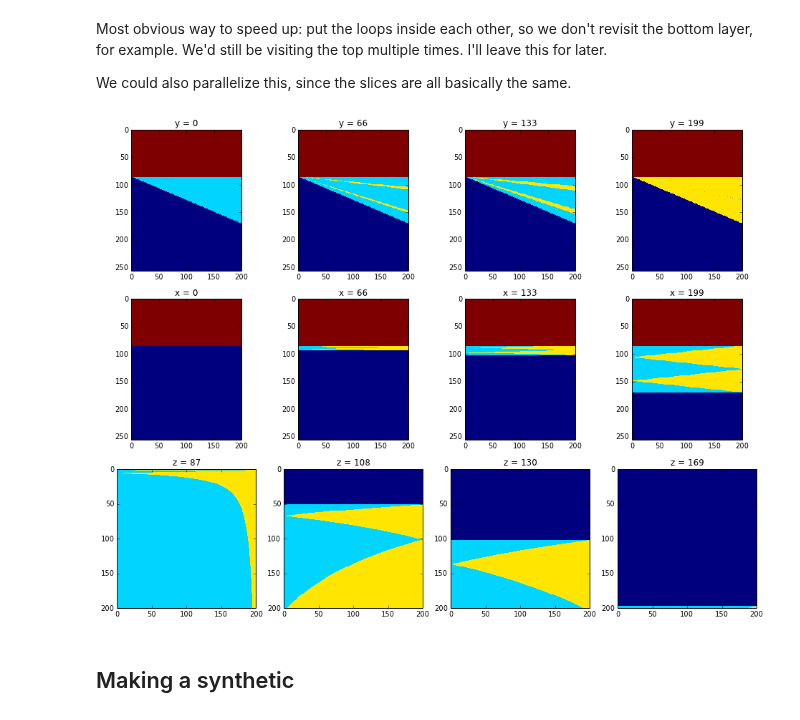
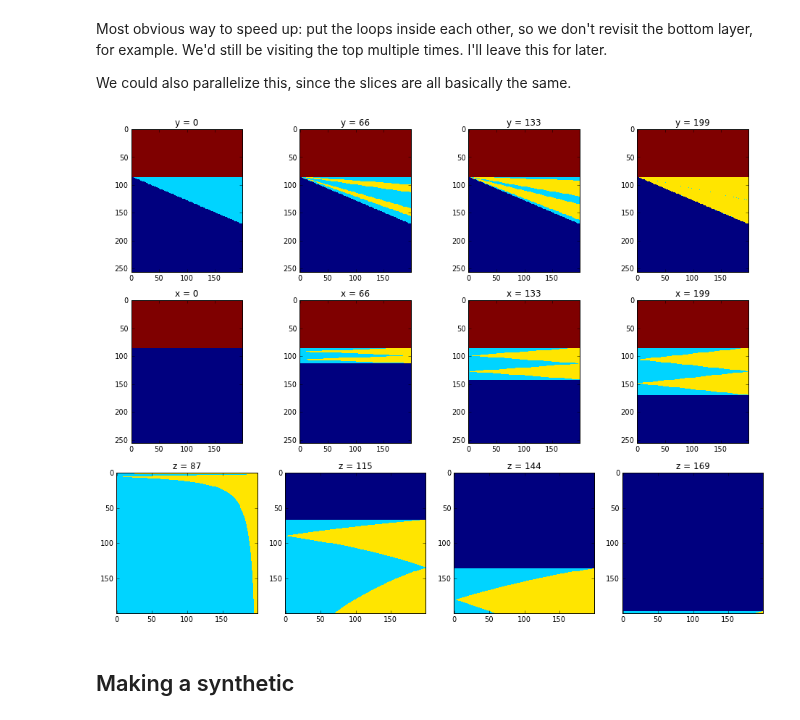
Before and after one commit to kwinkunks/notebooks, a Jupyter notebook: Spectral_wedge.ipynb, the cells around one changed output. Saved outputs shown, nothing was run; the diff lists cells and outputs as text; code cells hidden in the pictures.

Commit message:
half-fixed slice problem

```diff
--- a/Spectral_wedge.ipynb
+++ b/Spectral_wedge.ipynb
@@ -130,7 +130,7 @@ def plot_slices(data, interpolation='nearest', cmap='Greys', vmin=0., vmax=1.):
     for j in range(3):
         plt.subplot(3,4,j+1)
         plt.title('y = ' + str(int(j*(length/3))))
-        plt.imshow(data[:,:,j*20], interpolation=interpolation, cmap=cmap, vmax=vmax, vmin=vmin)
+        plt.imshow(data[:,:,int(j*(length/3))], interpolation=interpolation, cmap=cmap, vmax=vmax, vmin=vmin)
     plt.subplot(3,4,4)
     plt.title('y = ' + str(int(length-1)))
     plt.imshow(data[:,:,-1], interpolation=interpolation, cmap=cmap, vmax=vmax, vmin=vmin)
@@ -138,24 +138,24 @@ def plot_slices(data, interpolation='nearest', cmap='Greys', vmin=0., vmax=1.):
     for j in range(3):
         plt.subplot(3,4,5+j)
         plt.title('x = ' + str(int(j*(width/3))))
-        plt.imshow(data[:,j*20,:], interpolation=interpolation, cmap=cmap, vmax=vmax, vmin=vmin)
+        plt.imshow(data[:,int(j*(width/3)),:], interpolation=interpolation, cmap=cmap, vmax=vmax, vmin=vmin)
     plt.subplot(3,4,8)
     plt.title('x = ' + str(int(width-1)))
     plt.imshow(data[:,-1,:], interpolation=interpolation, cmap=cmap, vmax=vmax, vmin=vmin)
 
     for j in range(3):
         plt.subplot(3,4,9+j)
-        plt.title('z = ' + str(1 + int(1 + depth/3 + j*(depth/(3*4)))))
-        plt.imshow(data[1 + int(depth/3 + j*(depth/(3*4))),:,:], interpolation=interpolation, cmap=cmap, vmax=vmax, vmin=vmin)
+        plt.title('z = ' + str(1 + int(1 + depth/3 + j*(depth/(3*3)))))
+        plt.imshow(data[1 + int(depth/3 + j*(depth/(3*3))),:,:], interpolation=interpolation, cmap=cmap, vmax=vmax, vmin=vmin)
     plt.subplot(3,4,12)
     plt.title('z = ' + str(int(2*depth/3 - 1)))
     plt.imshow(data[int(2*depth/3 - 1),:,:], interpolation=interpolation, cmap=cmap, vmax=vmax, vmin=vmin)
 
     plt.show()
 # %%
-plot_slices(model, interpolation='nearest', vmax=4., vmin=1.)
+plot_slices(model, interpolation='nearest', cmap='jet', vmax=4., vmin=1.)
 # %% [output]
-[figure, old version]
+[figure, new version]
 # %% [markdown]
 ## Making a synthetic
 # %% [markdown]
```
Also changed, not shown: parts of 8 cells of this notebook.
